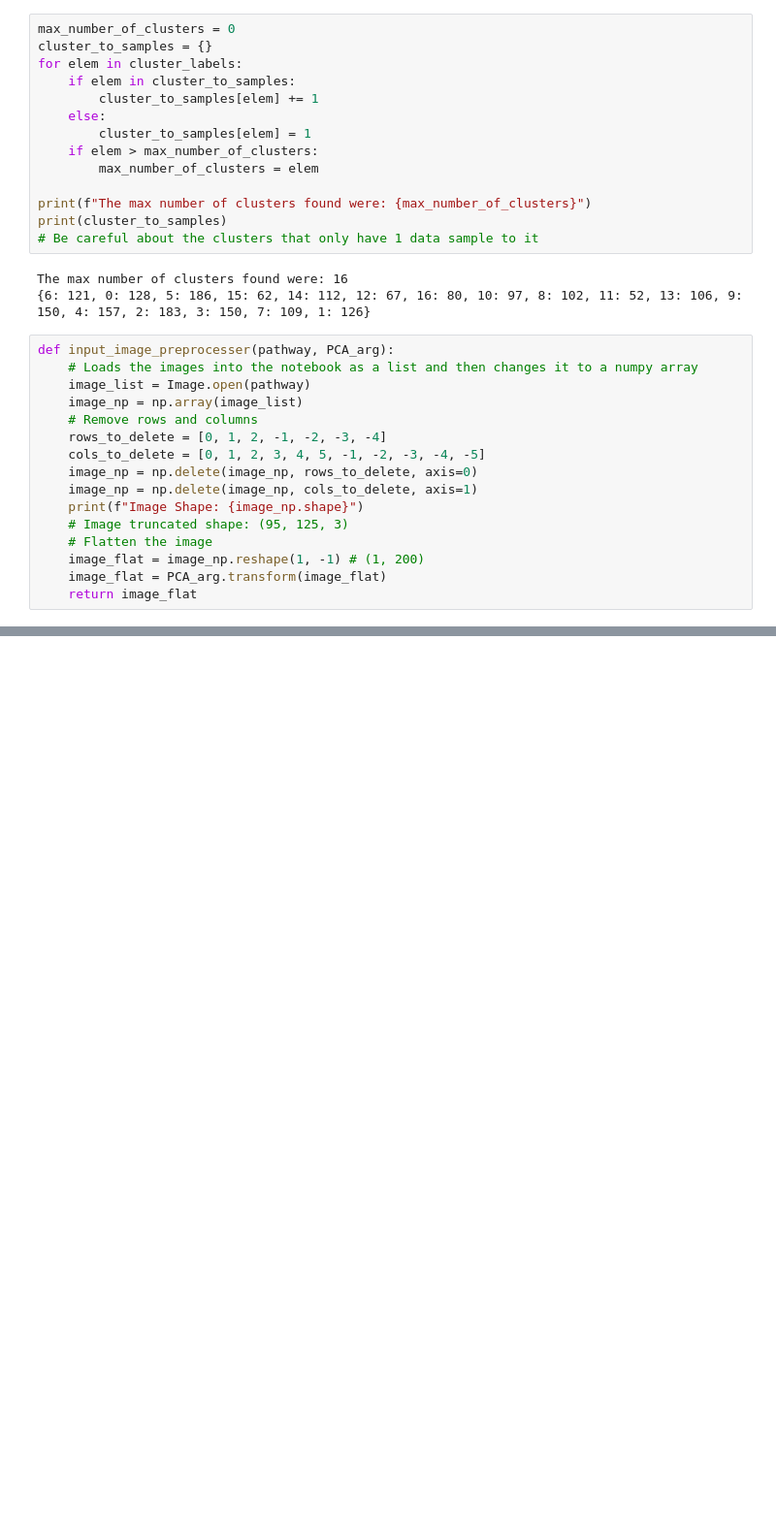
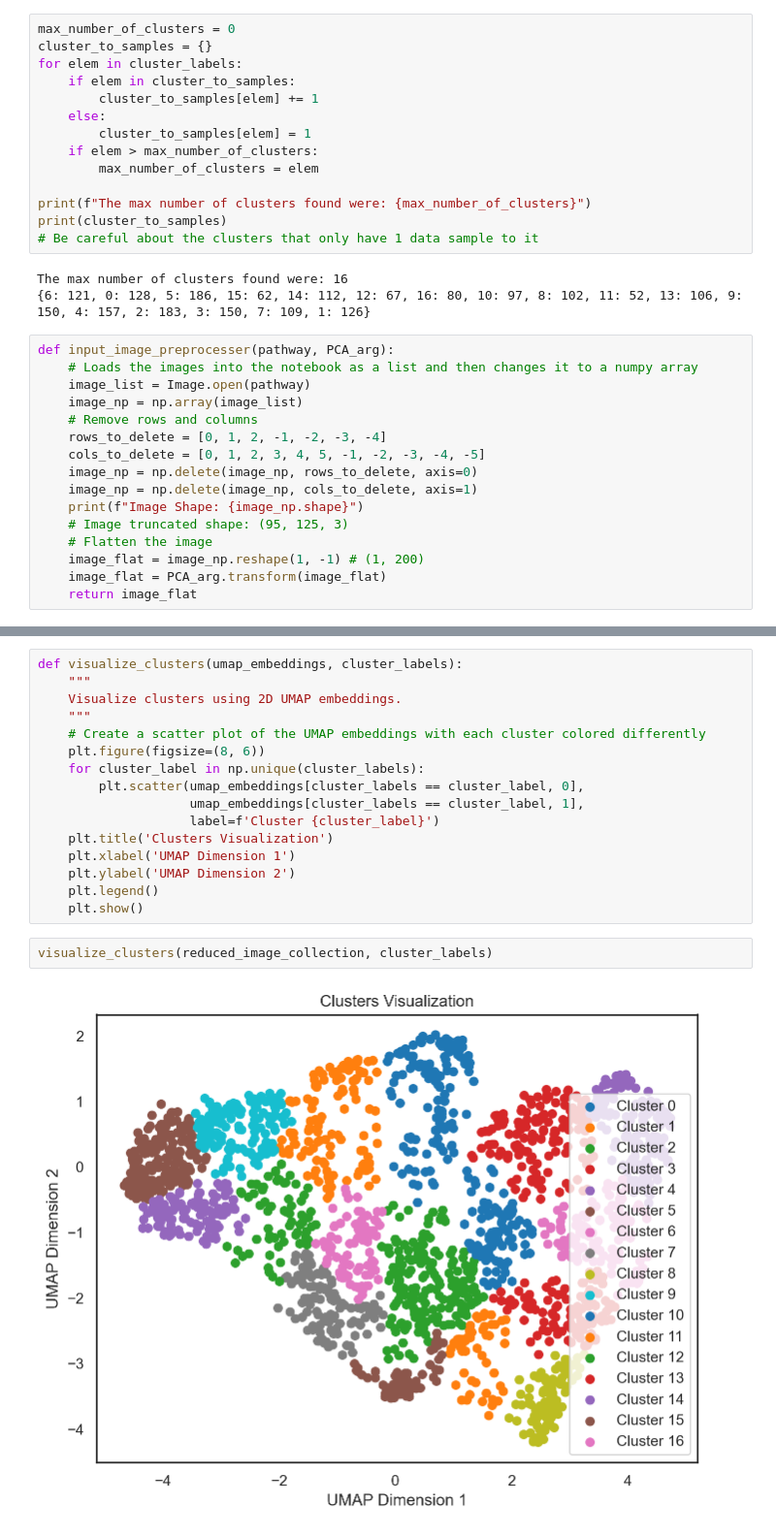
Before and after one commit to flashruler/Shoe-Recommendation-using-T-SNE-and-UMAP, a Jupyter notebook: UMAP_IMPLEMENTATION_AGGO.ipynb, the cells around one changed output, grey strips where cells are left out. Shown: that part at 97% size. Cells and saved outputs as stored; diff of their text form; blank space fills up the shorter version.

```diff
--- a/UMAP_IMPLEMENTATION_AGGO.ipynb
+++ b/UMAP_IMPLEMENTATION_AGGO.ipynb
@@ -203,0 +211,20 @@ def find_cluster_means(labels, num_of_clusters, data):
+# %%
+def visualize_clusters(umap_embeddings, cluster_labels):
+    """
+    Visualize clusters using 2D UMAP embeddings.
+    """
+    # Create a scatter plot of the UMAP embeddings with each cluster colored differently
+    plt.figure(figsize=(8, 6))
+    for cluster_label in np.unique(cluster_labels):
+        plt.scatter(umap_embeddings[cluster_labels == cluster_label, 0],
+                    umap_embeddings[cluster_labels == cluster_label, 1],
+                    label=f'Cluster {cluster_label}')
+    plt.title('Clusters Visualization')
+    plt.xlabel('UMAP Dimension 1')
+    plt.ylabel('UMAP Dimension 2')
+    plt.legend()
+    plt.show()
+# %%
+visualize_clusters(reduced_image_collection, cluster_labels)
+# %% [output]
+[figure, added]
```
Also changed, not shown: parts of 4 cells of this notebook.
